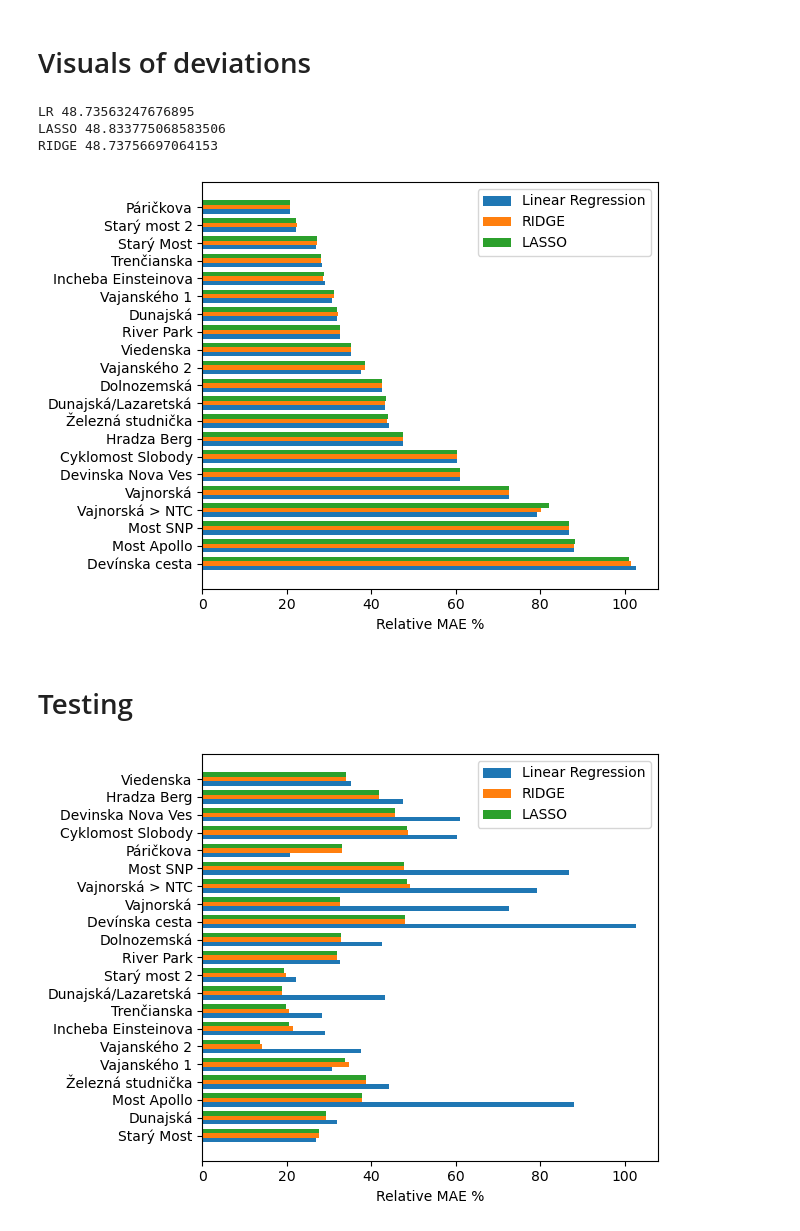
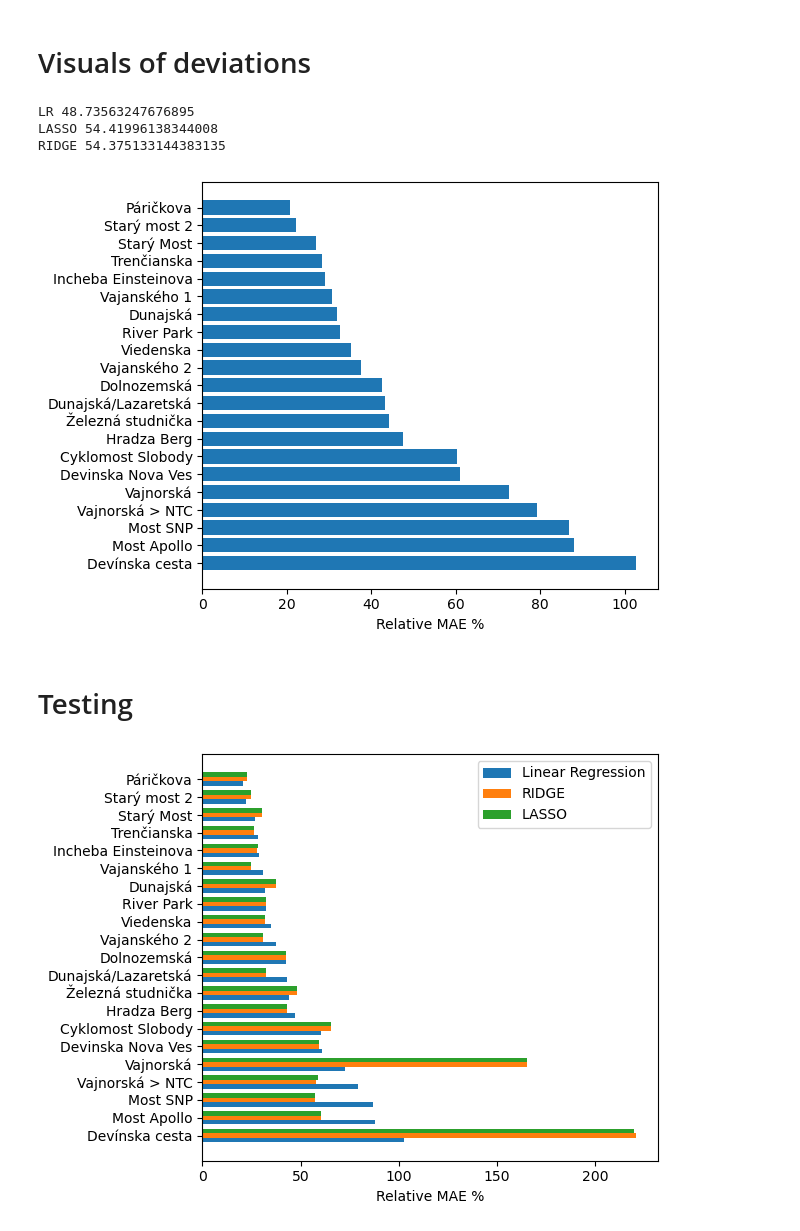
Before and after one commit to sugy-w/PRIDAV-JPD, a Jupyter notebook: Weather Regression/LinearRegression.ipynb, the cells around one changed output. Saved outputs shown, nothing was run; the diff lists cells and outputs as text; code cells hidden in the pictures.

Commit message:
Minor Change in Model Evaluation (TEST)
- Minor bug, TEST/VALIDATION RMAE source code altered

```diff
--- a/Weather Regression/LinearRegression.ipynb
+++ b/Weather Regression/LinearRegression.ipynb
@@ -144,7 +144,7 @@ for route in routes_data:
         route_name = " ".join(route.split()[2:])
     else:
         route_name = route
-    mae_lasso[route_name] = 100*mae/np.mean(DATA["POCET"])
+    mae_lasso[route_name] = 100*mae/np.mean(VALIDATION["POCET"])
 # %% [markdown]
 # RIDGE
 # %%
@@ -203,7 +203,7 @@ for route in routes_data:
         route_name = " ".join(route.split()[2:])
     else:
         route_name = route
-    mae_ridge[route_name] = 100*mae/np.mean(DATA["POCET"])
+    mae_ridge[route_name] = 100*mae/np.mean(VALIDATION["POCET"])
 # %% [markdown]
 # Visuals of deviations
 # %%
@@ -216,32 +216,32 @@ print("LASSO", np.mean(list(mae_lasso.values())))
 print("RIDGE", np.mean(list(mae_ridge.values())))
 # %% [output]
 LR 48.73563247676895
-LASSO 48.833775068583506
-RIDGE 48.73756697064153
+LASSO 54.41996138344008
+RIDGE 54.375133144383135
 # %%
 # Assume mae_lr, mae_ridge, mae_lasso are dicts
 routes = list(mae_lr.keys())  # use one dict as reference
 
 # Extract values in the same order as routes
 lr_values = [mae_lr[r] for r in routes]
 ridge_values = [mae_ridge[r] for r in routes]
 lasso_values = [mae_lasso[r] for r in routes]
 
 y = np.arange(len(routes))
 height = 0.25
 
 # Plot grouped bars
-plt.barh(y - height, lr_values, height=height, label='Linear Regression')
-plt.barh(y, ridge_values, height=height, label='RIDGE')
-plt.barh(y + height, lasso_values, height=height, label='LASSO')
+#plt.barh(y - height, lr_values, height=height, label='Linear Regression')
+plt.barh(y, lr_values, label='RIDGE')
+#plt.barh(y + height, lasso_values, height=height, label='LASSO')
 
 plt.yticks(y, routes)
 plt.xlabel("Relative MAE %")
-plt.legend()
+#plt.legend()
 plt.tight_layout()
 plt.show()
 # %% [output]
-[figure, old version]
+[figure, new version]
 # %% [markdown]
 # Testing
 # %%
@@ -355,12 +355,12 @@ mae_lasso_TEST = dict(sorted(mae_lasso_TEST.items(), key=lambda x: x[1], reverse
 mae_ridge_TESR = dict(sorted(mae_ridge_TEST.items(), key=lambda x: x[1], reverse=True))
 # %%
 # Assume mae_lr, mae_ridge, mae_lasso are dicts
-routes = list(mae_ridge_TEST.keys())  # use one dict as reference
+routes = list(mae_lr.keys())  # use one dict as reference
 
 # Extract values in the same order as routes
-lr_values = [mae_lr_TEST[r] for r in routes]
-ridge_values = [mae_ridge_TEST[r] for r in routes]
-lasso_values = [mae_lasso_TEST[r] for r in routes]
+lr_values = [mae_lr[r] for r in routes]
+ridge_values = [mae_ridge[r] for r in routes]
+lasso_values = [mae_lasso[r] for r in routes]
 
 y = np.arange(len(routes))
 height = 0.25
@@ -376,4 +376,4 @@ plt.legend()
 plt.tight_layout()
 plt.show()
 # %% [output]
-[figure, old version]
+[figure, new version]
```
Also changed, not shown: parts of 4 cells of this notebook.
